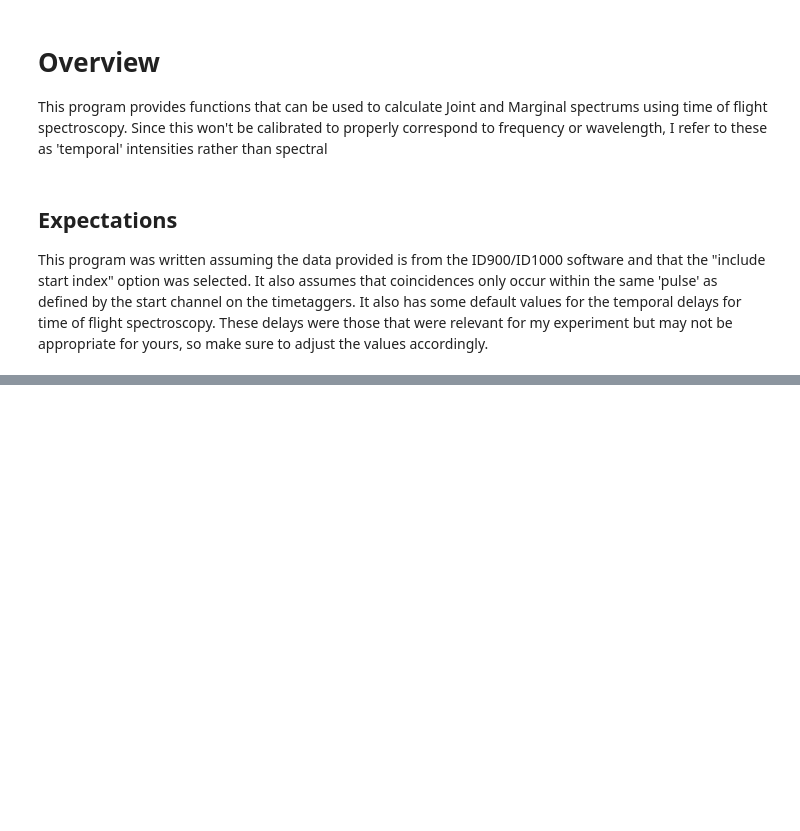
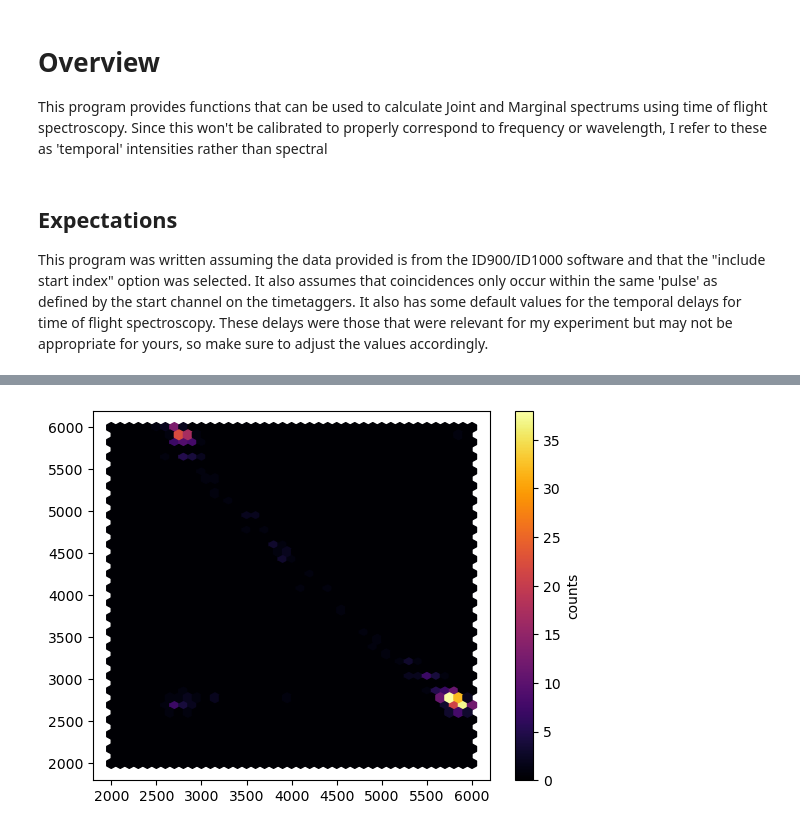
Before and after one commit to Smith-Raymer/time-tagger-analysis, a Jupyter notebook: notebooks/JTI.ipynb, the cells around one changed output, grey strips where cells are left out. Drawn from its saved outputs; the diff is of its cells as text; code cells hidden in the pictures; blank space fills up the shorter version.

```diff
--- a/notebooks/JTI.ipynb
+++ b/notebooks/JTI.ipynb
@@ -34,25 +10,0 @@ def index_sorted(data,value,start):
-# %%
-def joint_temporal_intensity(file1,file2,extent = (2000,6000,2000,6000), gridsize = 40):
-     with open(file1, newline='') as csvfile1:
-         datareader1 = csv.reader(csvfile1,delimiter=';')
-         data1 = list(map(lambda x: [int(x[0]),int(x[1])],datareader1))
-         with open(file2, newline='') as csvfile2:
-             datareader2 = csv.reader(csvfile2,delimiter=';')
-             data2 = list(map(lambda x: [int(x[0]),int(x[1])],datareader2))
-             times2 = list(map(lambda x: x[0],data2))
-             pulses2 = list(map(lambda x: x[1], data2))
-             joint_x = []
-             joint_y = []
-             start = 0
-             for datum in data1:
-                 pulse = datum[1]
-                 index = index_sorted(pulses2, pulse,start)
-                 if index == -1:
-                     continue
-                 start = index
-                 joint_x.append(datum[0])
-                 joint_y.append(times2[index])
-             #print(joint_values)
-             fig, ax = plt.subplots()
-             hb = ax.hexbin(joint_x,joint_y, gridsize = gridsize, extent = extent,cmap = 'inferno')
-             fig.colorbar(hb, ax=ax, label='counts')
@@ -82,0 +19,4 @@ joint_temporal_intensity("/home/dominic/Downloads/Dom_Timestamps_360K_1p3muW_C1.
+# %%
+joint_temporal_intensity("../example_data/Non-Degenerate_Example_C1.txt","../example_data/Non-Degenerate_Example_C2.txt")
+# %% [output]
+[figure, added]
```
Also changed, not shown: parts of 14 cells of this notebook, 3 other files.
